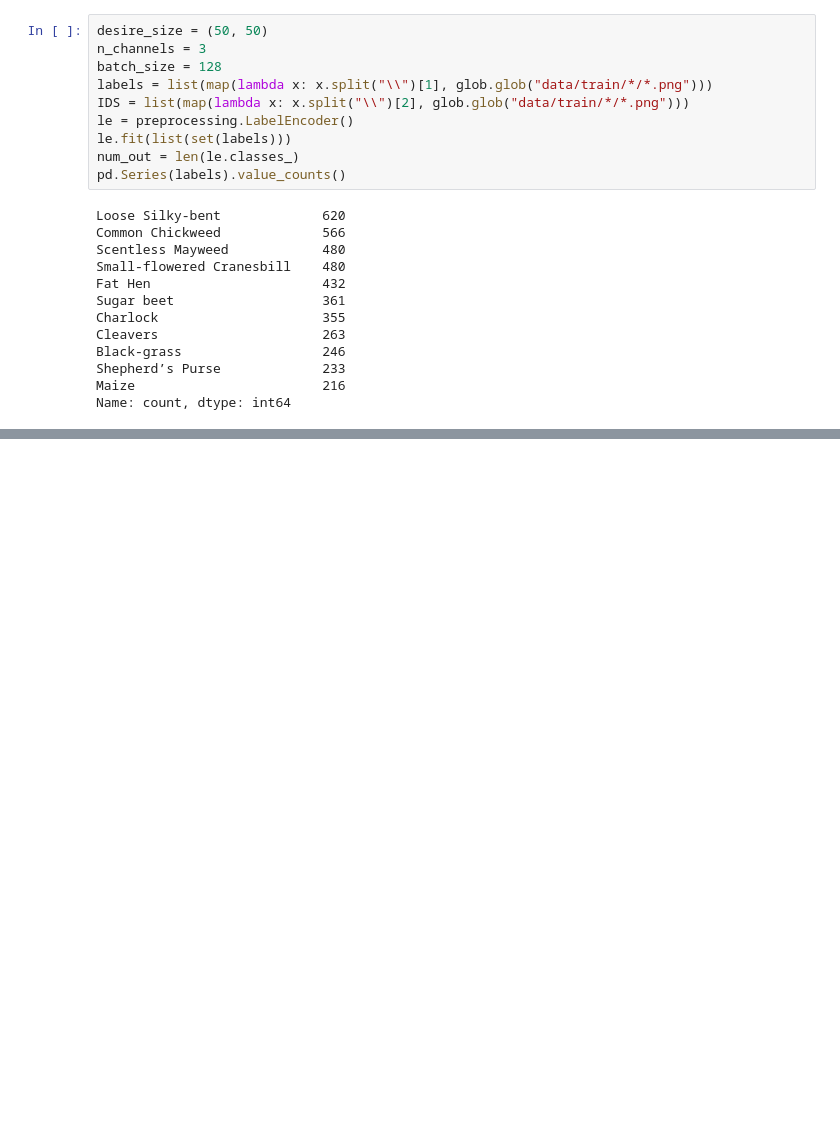
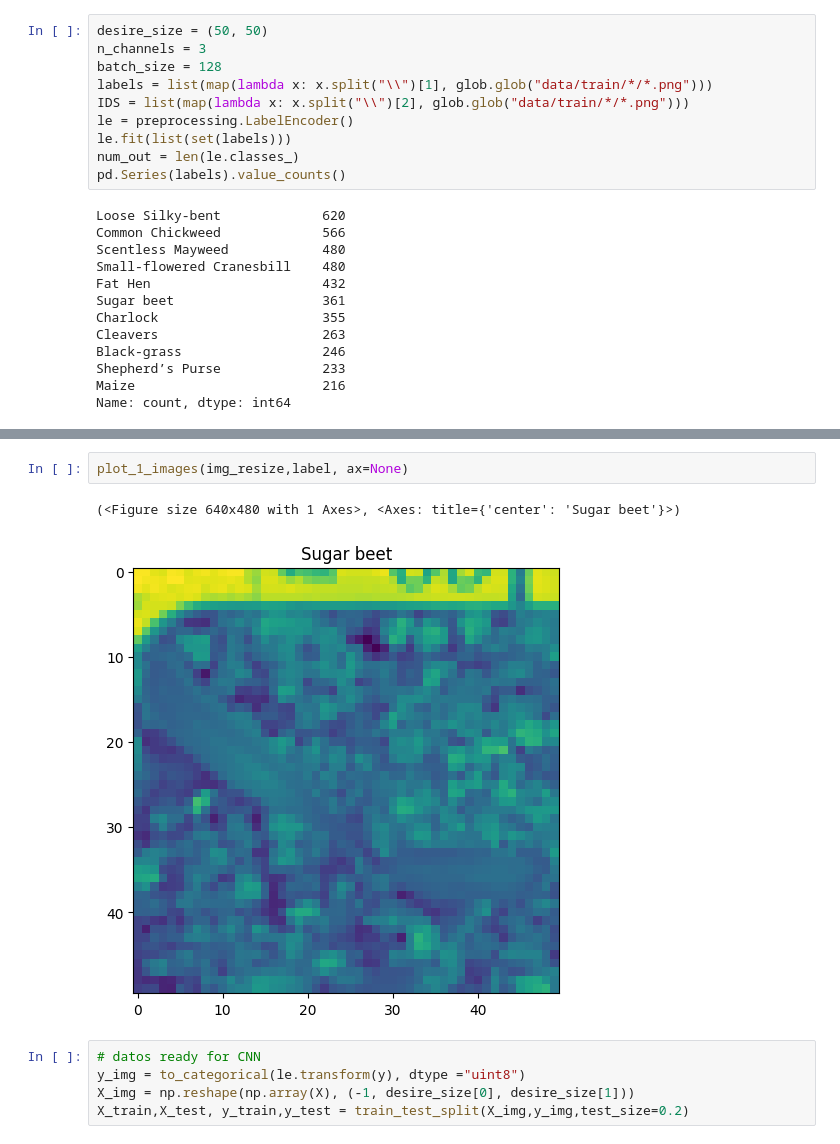
Before and after one commit to MiguelRiosT/Estadistica3_2023-2, a Jupyter notebook: Tarea3/Tarea3Modelo.ipynb, the cells around one changed output, grey strips where cells are left out. Cells and saved outputs as stored; diff of their text form; blank space fills up the shorter version.

```diff
--- a/Tarea3/Tarea3Modelo.ipynb
+++ b/Tarea3/Tarea3Modelo.ipynb
@@ -69,0 +98,10 @@ Tiene 1 canal (936, 1040)
+# %%
+plot_1_images(img_resize,label, ax=None)
+# %% [output]
+(<Figure size 640x480 with 1 Axes>, <Axes: title={'center': 'Sugar beet'}>)
+[figure, added]
+# %%
+# datos ready for CNN
+y_img = to_categorical(le.transform(y), dtype ="uint8")
+X_img = np.reshape(np.array(X), (-1, desire_size[0], desire_size[1]))
+X_train,X_test, y_train,y_test = train_test_split(X_img,y_img,test_size=0.2)
```
Also changed, not shown: parts of 22 cells of this notebook, 2 other files.
